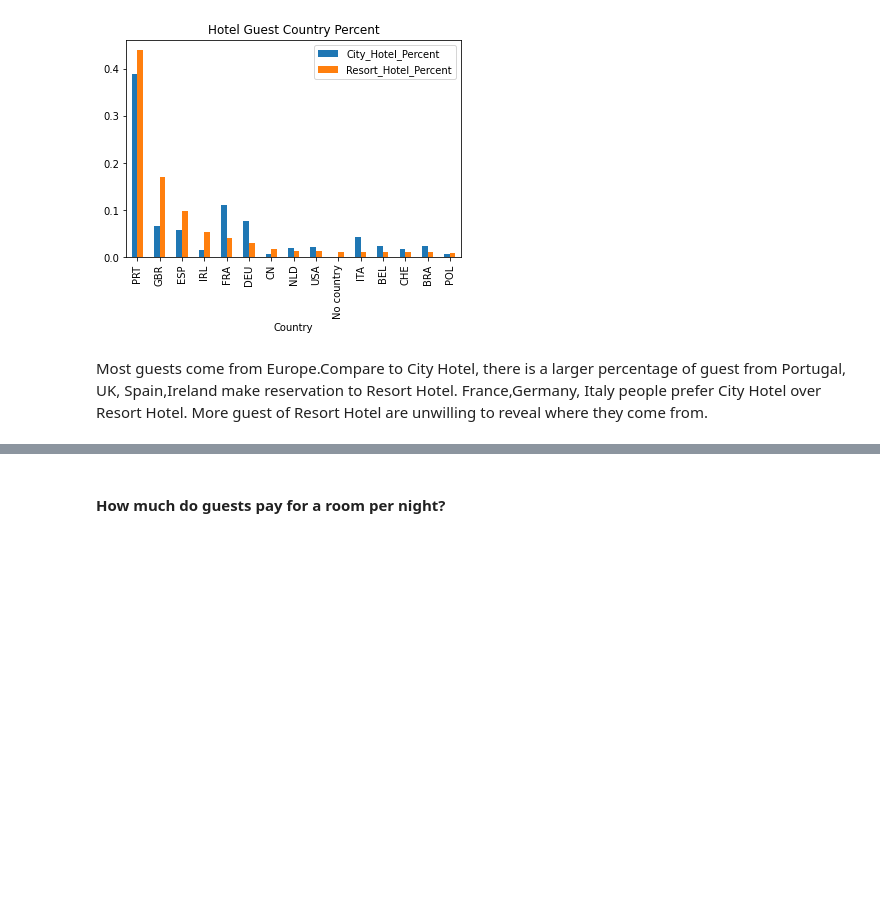
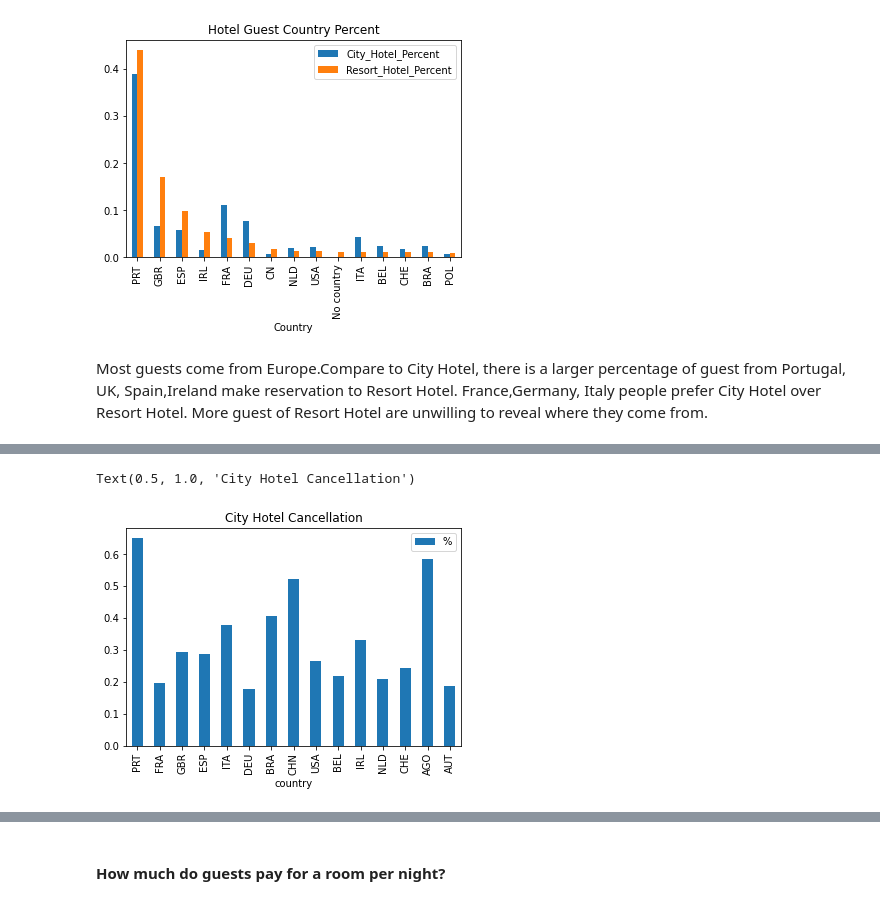
Before and after one commit to jkujuum/Hotel_Cancellation, a Jupyter notebook: Exploratory Data Analysis.ipynb, the cells around one changed output, grey strips where cells are left out. Cells and saved outputs as stored; diff of their text form; code cells hidden in the pictures; blank space fills up the shorter version.

```diff
--- a/Exploratory Data Analysis.ipynb
+++ b/Exploratory Data Analysis.ipynb
@@ -250,0 +298,4 @@ Most guests come from Europe.Compare to City Hotel, there is a larger percentage
+# %%
+country_cancel = hotel.groupby(['hotel','country','is_canceled'])[['lead_time']].count()
+country_cancel = country_cancel.rename(columns={"lead_time": "Count"})
+country_cancel
@@ -250,0 +317,5 @@ Most guests come from Europe.Compare to City Hotel, there is a larger percentage
+# %%
+country_cancel["%"] = country_cancel.groupby(level=[0,1]).apply(
+     lambda x:  x / x.sum()
+)
+country_cancel
@@ -250,0 +337,4 @@ Most guests come from Europe.Compare to City Hotel, there is a larger percentage
+# %%
+# filter out canceled orders
+country_cancel = country_cancel.xs(1,level='is_canceled')
+country_cancel
@@ -250,0 +356,4 @@ Most guests come from Europe.Compare to City Hotel, there is a larger percentage
+# %%
+city_county_cancel = country_cancel.loc['City Hotel'].sort_values(by=['Count','%'],ascending=False)
+city_county_cancel = city_county_cancel.reset_index()
+city_county_cancel
@@ -250,0 +374,6 @@ Most guests come from Europe.Compare to City Hotel, there is a larger percentage
+# %%
+ax1 = city_county_cancel.head(15).plot(x='country',y='%',kind='bar')
+ax1.set_title('City Hotel Cancellation')
+# %% [output]
+Text(0.5, 1.0, 'City Hotel Cancellation')
+[figure, added]
```
Also changed, not shown: parts of 29 cells of this notebook.
